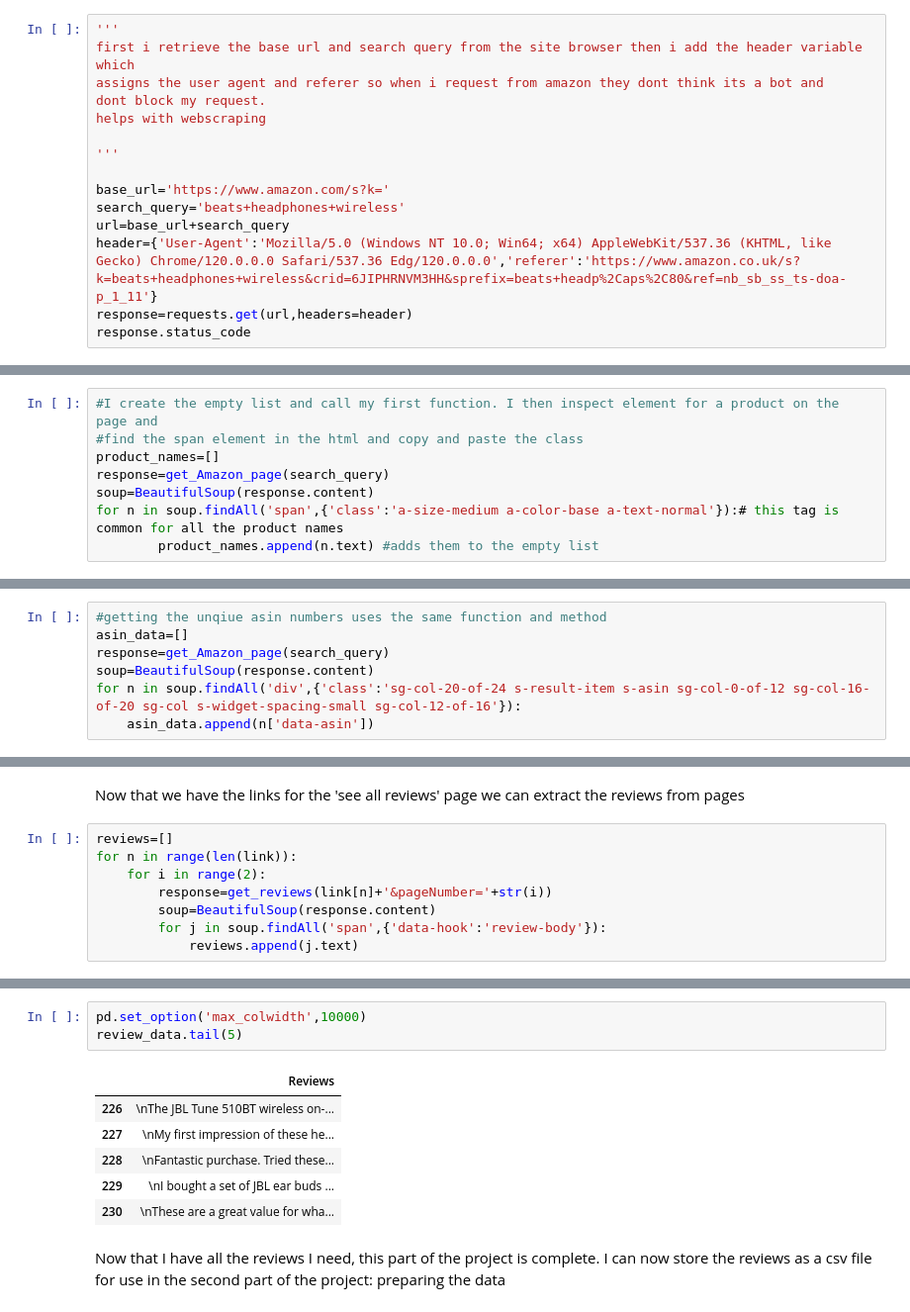
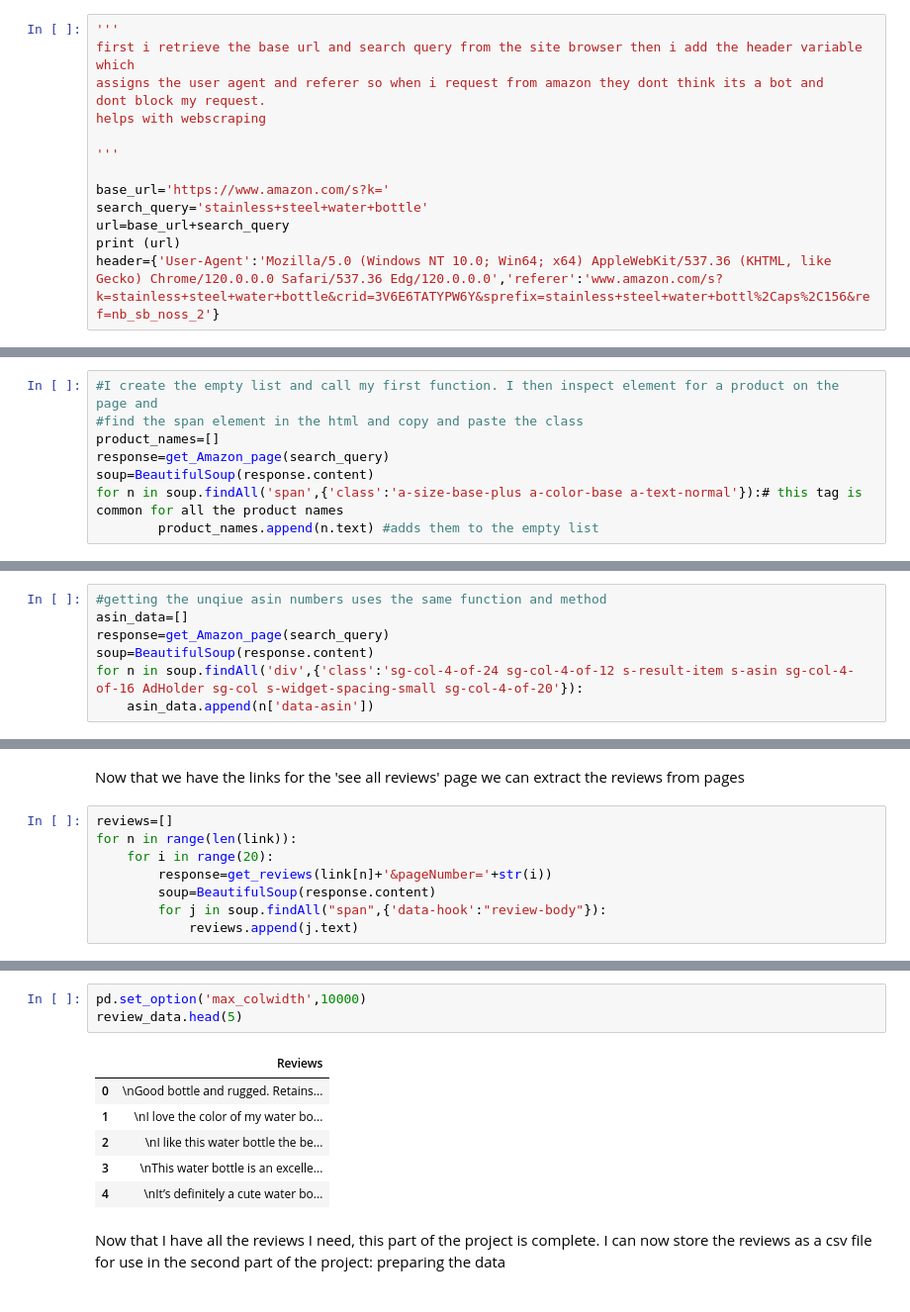
Before and after one commit to Bilalrs/DS_Project_1, a Jupyter notebook: SA_Python_Project.ipynb, the cells around one changed output, grey strips where cells are left out. Shown at 99% size. Cells and saved outputs as stored; diff of their text form.

```diff
--- a/SA_Python_Project.ipynb
+++ b/SA_Python_Project.ipynb
@@ -25,9 +25,8 @@ helps with webscraping
 '''
 
 base_url='https://www.amazon.com/s?k='
-search_query='beats+headphones+wireless'
+search_query='stainless+steel+water+bottle'
 url=base_url+search_query
-header={'User-Agent':'Mozilla/5.0 (Windows NT 10.0; Win64; x64) AppleWebKit/537.36 (KHTML, like Gecko) Chrome/120.0.0.0 Safari/537.36 Edg/120.0.0.0','referer':'https://www.amazon.co.uk/s?k=beats+headphones+wireless&crid=6JIPHRNVM3HH&sprefix=beats+headp%2Caps%2C80&ref=nb_sb_ss_ts-doa-p_1_11'}
-response=requests.get(url,headers=header)
-response.status_code
+print (url)
+header={'User-Agent':'Mozilla/5.0 (Windows NT 10.0; Win64; x64) AppleWebKit/537.36 (KHTML, like Gecko) Chrome/120.0.0.0 Safari/537.36 Edg/120.0.0.0','referer':'www.amazon.com/s?k=stainless+steel+water+bottle&crid=3V6E6TATYPW6Y&sprefix=stainless+steel+water+bottl%2Caps%2C156&ref=nb_sb_noss_2'}
 # %% [output]
@@ -77,6 +72,6 @@ Now we begin the extraction of product reviews
 product_names=[]
 response=get_Amazon_page(search_query)
 soup=BeautifulSoup(response.content)
-for n in soup.findAll('span',{'class':'a-size-medium a-color-base a-text-normal'}):# this tag is common for all the product names
+for n in soup.findAll('span',{'class':'a-size-base-plus a-color-base a-text-normal'}):# this tag is common for all the product names
         product_names.append(n.text) #adds them to the empty list
 # %% [output]
@@ -110,6 +105,6 @@ len(product_names)
 asin_data=[]
 response=get_Amazon_page(search_query)
 soup=BeautifulSoup(response.content)
-for n in soup.findAll('div',{'class':'sg-col-20-of-24 s-result-item s-asin sg-col-0-of-12 sg-col-16-of-20 sg-col s-widget-spacing-small sg-col-12-of-16'}):
+for n in soup.findAll('div',{'class':'sg-col-4-of-24 sg-col-4-of-12 s-result-item s-asin sg-col-4-of-16 AdHolder sg-col s-widget-spacing-small sg-col-4-of-20'}):
     asin_data.append(n['data-asin'])
 # %% [output]
@@ -192,9 +182,9 @@ Now that we have the links for the 'see all reviews' page we can extract the rev
 # %%
 reviews=[]
 for n in range(len(link)):
-    for i in range(2):
+    for i in range(20):
         response=get_reviews(link[n]+'&pageNumber='+str(i))
         soup=BeautifulSoup(response.content)
-        for j in soup.findAll('span',{'data-hook':'review-body'}):
+        for j in soup.findAll("span",{'data-hook':"review-body"}):
             reviews.append(j.text)
 # %% [output]
@@ -226,13 +216,13 @@ review_data=pd.DataFrame.from_dict(rev)
 # %%
 pd.set_option('max_colwidth',10000)
-review_data.tail(5)
+review_data.head(5)
 # %% [output]
 |  | Reviews |
-| 226 | \nThe JBL Tune 510BT wireless on-... |
-| 227 | \nMy first impression of these he... |
-| 228 | \nFantastic purchase. Tried these... |
-| 229 | \nI bought a set of JBL ear buds ... |
-| 230 | \nThese are a great value for wha... |
+| 0 | \nGood bottle and rugged. Retains... |
+| 1 | \nI love the color of my water bo... |
+| 2 | \nI like this water bottle the be... |
+| 3 | \nThis water bottle is an excelle... |
+| 4 | \nIt’s definitely a cute water bo... |
 # %% [markdown]
 Now that I have all the reviews I need, this part of the project is complete. I can now store the reviews as a csv file for use in the second part of the project: preparing the data
 # %%
```
Also changed, not shown: parts of 34 cells of this notebook.
